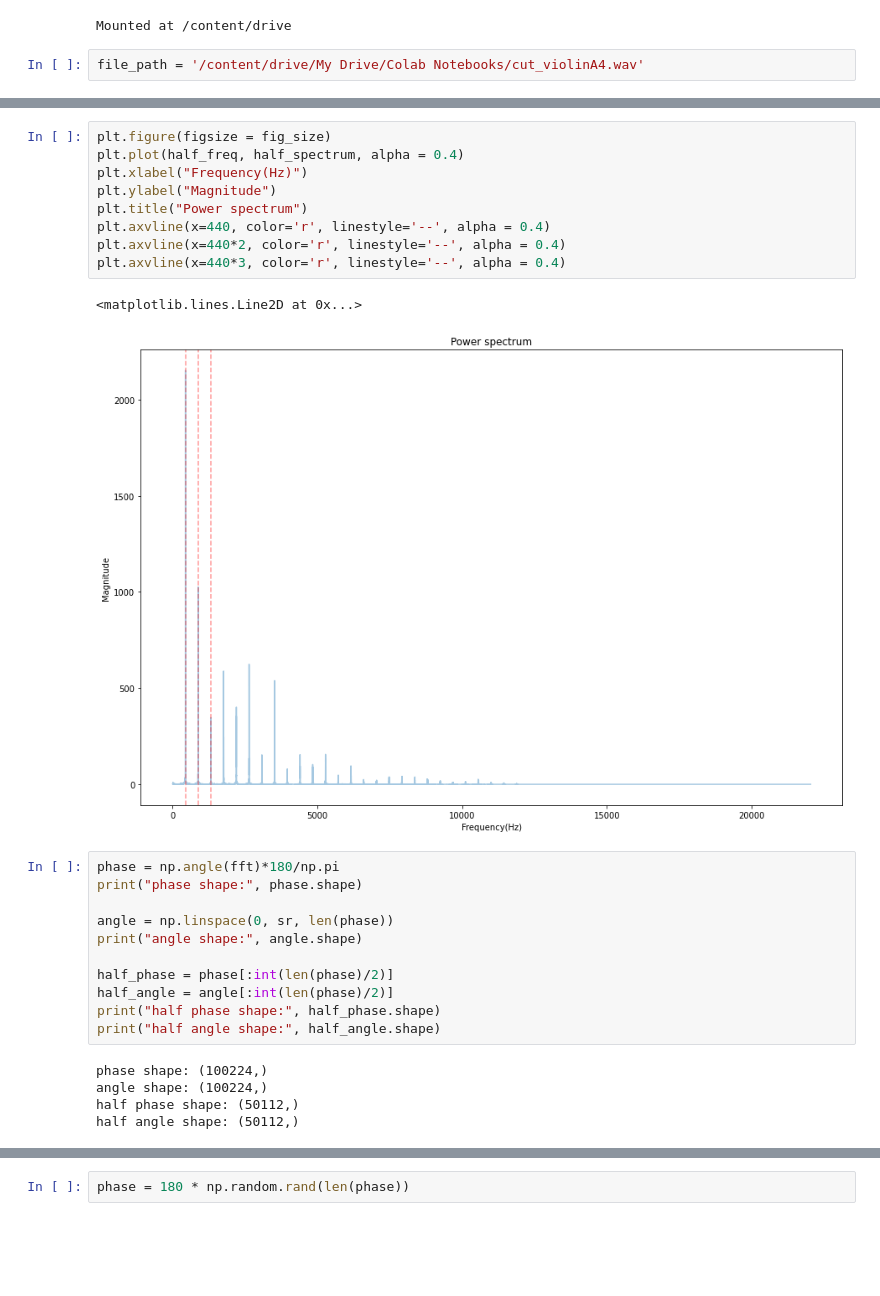
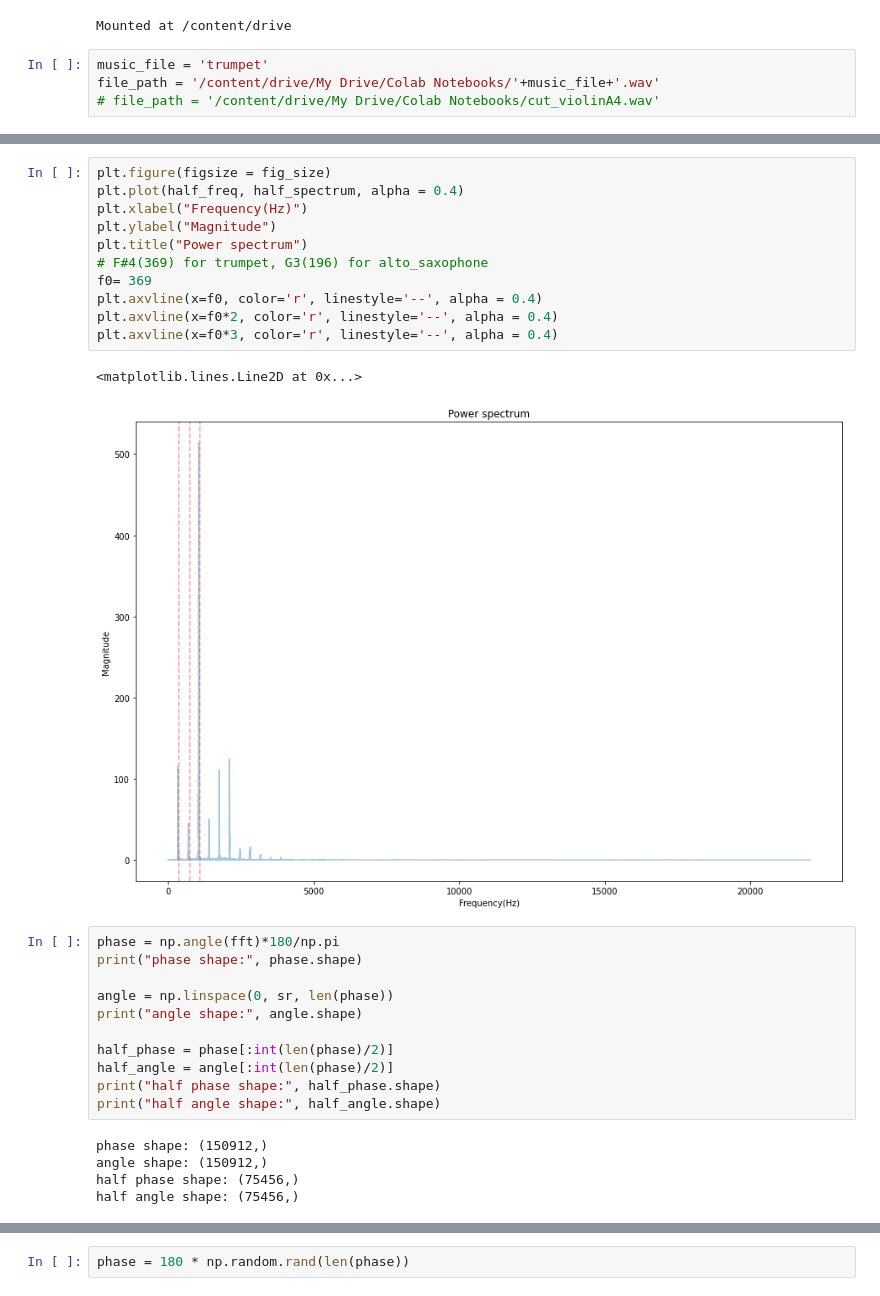
Before and after one commit to ysy2000/github-slideshow, a Jupyter notebook: sound_randomize!.ipynb, the cells around one changed output, grey strips where cells are left out. Cells and saved outputs as stored; diff of their text form; blank space fills up the shorter version.

```diff
--- a/sound_randomize!.ipynb
+++ b/sound_randomize!.ipynb
@@ -17,7 +17,9 @@ drive.mount('/content/drive')
 # %% [output]
 Mounted at /content/drive
 # %%
-file_path = '/content/drive/My Drive/Colab Notebooks/cut_violinA4.wav'
+music_file = 'trumpet'
+file_path = '/content/drive/My Drive/Colab Notebooks/'+music_file+'.wav'
+# file_path = '/content/drive/My Drive/Colab Notebooks/cut_violinA4.wav'
 # %%
 fig_size = (15, 10)
 data, sr = librosa.load(file_path, sr = None)
@@ -68,15 +82,17 @@ half frequency shape: (50112,)
 # %%
 plt.figure(figsize = fig_size)
 plt.plot(half_freq, half_spectrum, alpha = 0.4)
 plt.xlabel("Frequency(Hz)")
 plt.ylabel("Magnitude")
 plt.title("Power spectrum")
-plt.axvline(x=440, color='r', linestyle='--', alpha = 0.4)
-plt.axvline(x=440*2, color='r', linestyle='--', alpha = 0.4)
-plt.axvline(x=440*3, color='r', linestyle='--', alpha = 0.4)
+# F#4(369) for trumpet, G3(196) for alto_saxophone
+f0= 369
+plt.axvline(x=f0, color='r', linestyle='--', alpha = 0.4)
+plt.axvline(x=f0*2, color='r', linestyle='--', alpha = 0.4)
+plt.axvline(x=f0*3, color='r', linestyle='--', alpha = 0.4)
 # %% [output]
 <matplotlib.lines.Line2D at 0x...>
-[figure, old version]
+[figure, new version]
 # %%
 phase = np.angle(fft)*180/np.pi
 print("phase shape:", phase.shape)
@@ -89,10 +105,10 @@ half_angle = angle[:int(len(phase)/2)]
 print("half phase shape:", half_phase.shape)
 print("half angle shape:", half_angle.shape)
 # %% [output]
-phase shape: (100224,)
-angle shape: (100224,)
-half phase shape: (50112,)
-half angle shape: (50112,)
+phase shape: (150912,)
+angle shape: (150912,)
+half phase shape: (75456,)
+half angle shape: (75456,)
 # %%
 plt.figure(figsize = fig_size)
 plt.plot(half_angle, half_phase, alpha = 0.4)
```
Also changed, not shown: parts of 15 cells of this notebook.
